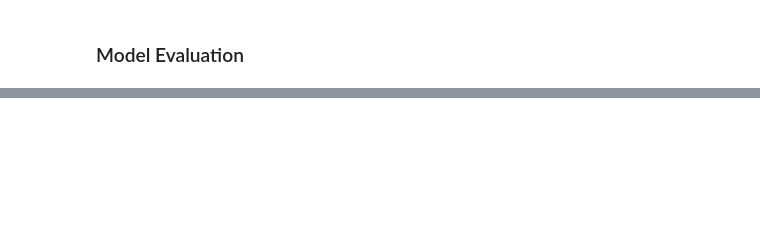
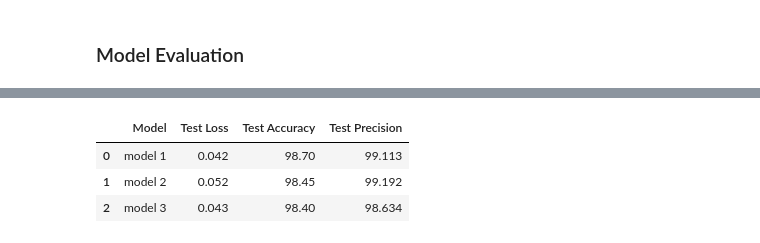
Before and after one commit to Silvano315/Animal-Recognition-App-for-Self-Driving-Cars, a Jupyter notebook: CNN_model.ipynb, the cells around one changed output, grey strips where cells are left out. Cells and saved outputs as stored; diff of their text form; code cells hidden in the pictures; blank space fills up the shorter version.

```diff
--- a/CNN_model.ipynb
+++ b/CNN_model.ipynb
@@ -799,8 +528,13 @@ evaluate_model_and_save_results(model,model_name, X_test, y_test_binary)
 # %%
 # Import and look at the test results for each method
 
-results_test = pd.read_csv("Results/test_metrics.csv")
+results_test = pd.read_csv("Results/test_tf_metrics.csv")
 results_test
+# %% [output]
+|  | Model | Test Loss | Test Accuracy | Test Precision |
+| 0 | model 1 | 0.042 | 98.70 | 99.113 |
+| 1 | model 2 | 0.052 | 98.45 | 99.192 |
+| 2 | model 3 | 0.043 | 98.40 | 98.634 |
 # %%
 # Visualize images wrongly classified from test set
 
```
Also changed, not shown: parts of 45 cells of this notebook.
